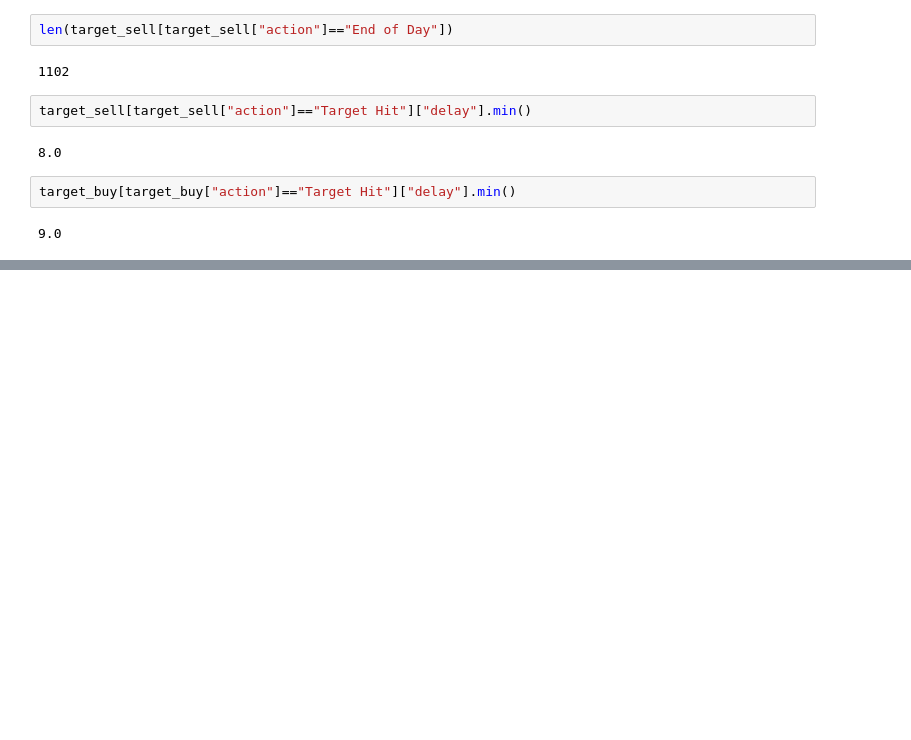
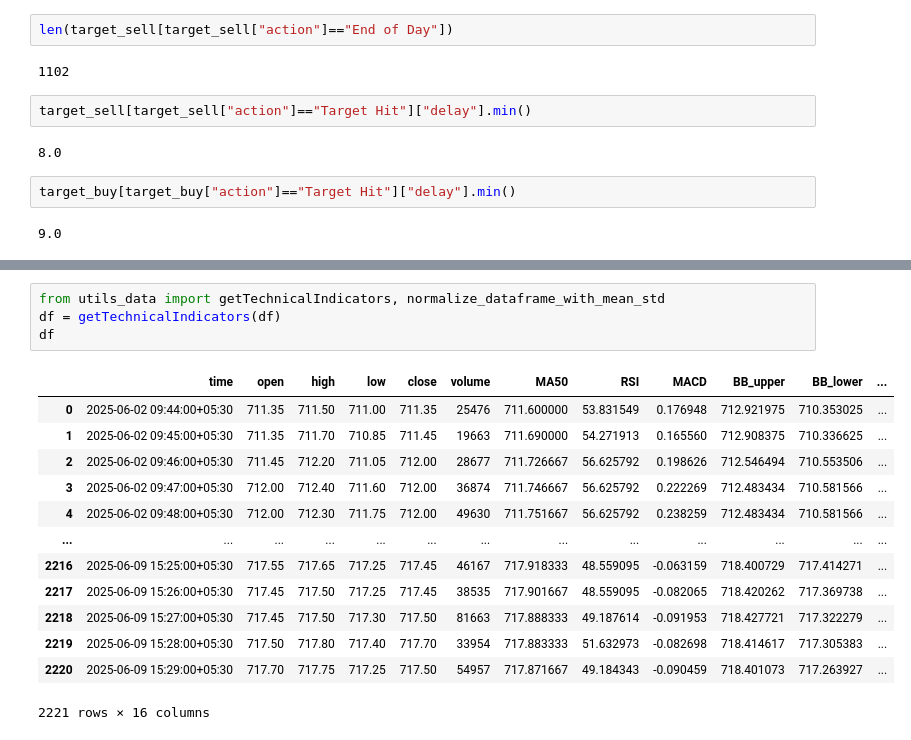
Before and after one commit to srijan0709/Trader, a Jupyter notebook: data_analysis.ipynb, the cells around one changed output, grey strips where cells are left out. Cells and saved outputs as stored; diff of their text form; blank space fills up the shorter version.

```diff
--- a/data_analysis.ipynb
+++ b/data_analysis.ipynb
@@ -124,0 +396,18 @@ def calculate_optimized_scalping_reward(delay, action_type, success_base_reward=
+# %%
+from utils_data import getTechnicalIndicators, normalize_dataframe_with_mean_std
+df = getTechnicalIndicators(df)
+df
+# %% [output]
+|  | time | open | high | low | close | volume | MA50 | RSI | MACD | BB_upper | BB_lower | ... |
+| 0 | 2025-06-02 09:44:00+05:30 | 711.35 | 711.50 | 711.00 | 711.35 | 25476 | 711.600000 | 53.831549 | 0.176948 | 712.921975 | 710.353025 | ... |
+| 1 | 2025-06-02 09:45:00+05:30 | 711.35 | 711.70 | 710.85 | 711.45 | 19663 | 711.690000 | 54.271913 | 0.165560 | 712.908375 | 710.336625 | ... |
+| 2 | 2025-06-02 09:46:00+05:30 | 711.45 | 712.20 | 711.05 | 712.00 | 28677 | 711.726667 | 56.625792 | 0.198626 | 712.546494 | 710.553506 | ... |
+| 3 | 2025-06-02 09:47:00+05:30 | 712.00 | 712.40 | 711.60 | 712.00 | 36874 | 711.746667 | 56.625792 | 0.222269 | 712.483434 | 710.581566 | ... |
+| 4 | 2025-06-02 09:48:00+05:30 | 712.00 | 712.30 | 711.75 | 712.00 | 49630 | 711.751667 | 56.625792 | 0.238259 | 712.483434 | 710.581566 | ... |
+| ... | ... | ... | ... | ... | ... | ... | ... | ... | ... | ... | ... | ... |
+| 2216 | 2025-06-09 15:25:00+05:30 | 717.55 | 717.65 | 717.25 | 717.45 | 46167 | 717.918333 | 48.559095 | -0.063159 | 718.400729 | 717.414271 | ... |
+| 2217 | 2025-06-09 15:26:00+05:30 | 717.45 | 717.50 | 717.25 | 717.45 | 38535 | 717.901667 | 48.559095 | -0.082065 | 718.420262 | 717.369738 | ... |
+| 2218 | 2025-06-09 15:27:00+05:30 | 717.45 | 717.50 | 717.30 | 717.50 | 81663 | 717.888333 | 49.187614 | -0.091953 | 718.427721 | 717.322279 | ... |
+| 2219 | 2025-06-09 15:28:00+05:30 | 717.50 | 717.80 | 717.40 | 717.70 | 33954 | 717.883333 | 51.632973 | -0.082698 | 718.414617 | 717.305383 | ... |
+| 2220 | 2025-06-09 15:29:00+05:30 | 717.70 | 717.75 | 717.25 | 717.50 | 54957 | 717.871667 | 49.184343 | -0.090459 | 718.401073 | 717.263927 | ... |
+2221 rows × 16 columns
```
Also changed, not shown: parts of 66 cells of this notebook, 10 other files.
